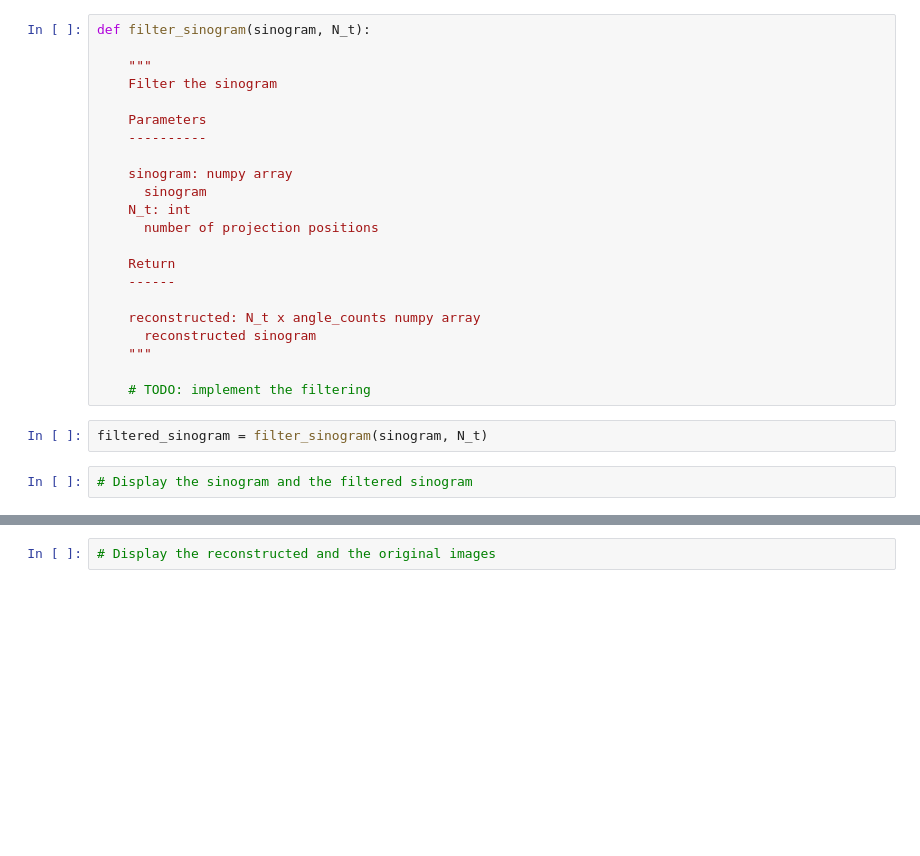
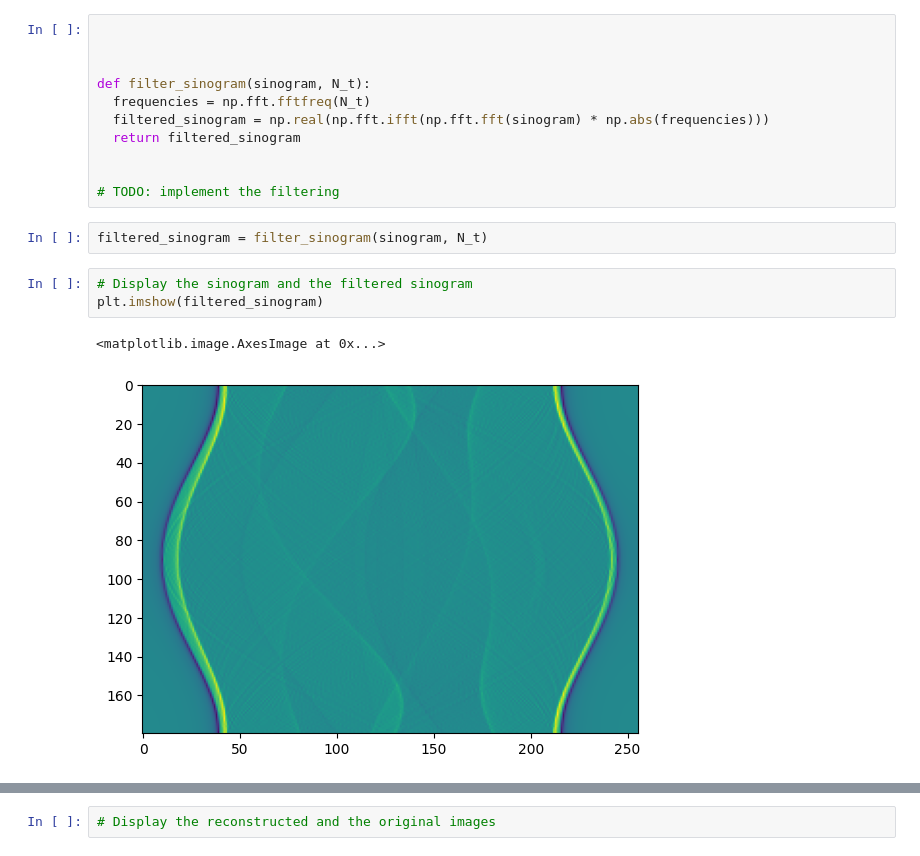
Before and after one commit to Mascof17/projet_optim, a Jupyter notebook: X-Ray Tomography.ipynb, the cells around one changed output, grey strips where cells are left out. Cells and saved outputs as stored; diff of their text form; blank space fills up the shorter version.

```diff
--- a/X-Ray Tomography.ipynb
+++ b/X-Ray Tomography.ipynb
@@ -199,31 +190,24 @@ plt.imshow(f, cmap='gray')
 
 **Appliquer un filtrage adapté au sinogramme avant de rétro-projeter. Afficher le sinogramme filtré ainsi que le résultat de la reconstruction.**
 # %%
+
+
+
 def filter_sinogram(sinogram, N_t):
+  frequencies = np.fft.fftfreq(N_t)
+  filtered_sinogram = np.real(np.fft.ifft(np.fft.fft(sinogram) * np.abs(frequencies)))
+  return filtered_sinogram
 
-    """
-    Filter the sinogram
 
-    Parameters
-    ----------
-
-    sinogram: numpy array
-      sinogram
-    N_t: int
-      number of projection positions
-
-    Return
-    ------
-
-    reconstructed: N_t x angle_counts numpy array
-      reconstructed sinogram
-    """
-
-    # TODO: implement the filtering
+# TODO: implement the filtering
 # %%
 filtered_sinogram = filter_sinogram(sinogram, N_t)
 # %%
 # Display the sinogram and the filtered sinogram
+plt.imshow(filtered_sinogram)
+# %% [output]
+<matplotlib.image.AxesImage at 0x...>
+[figure, added]
 # %%
 # Filtered backpropagation
 frec = backproj(filtered_sinogram, N_t, angles_count, N)
```
Also changed, not shown: parts of 8 cells of this notebook.
